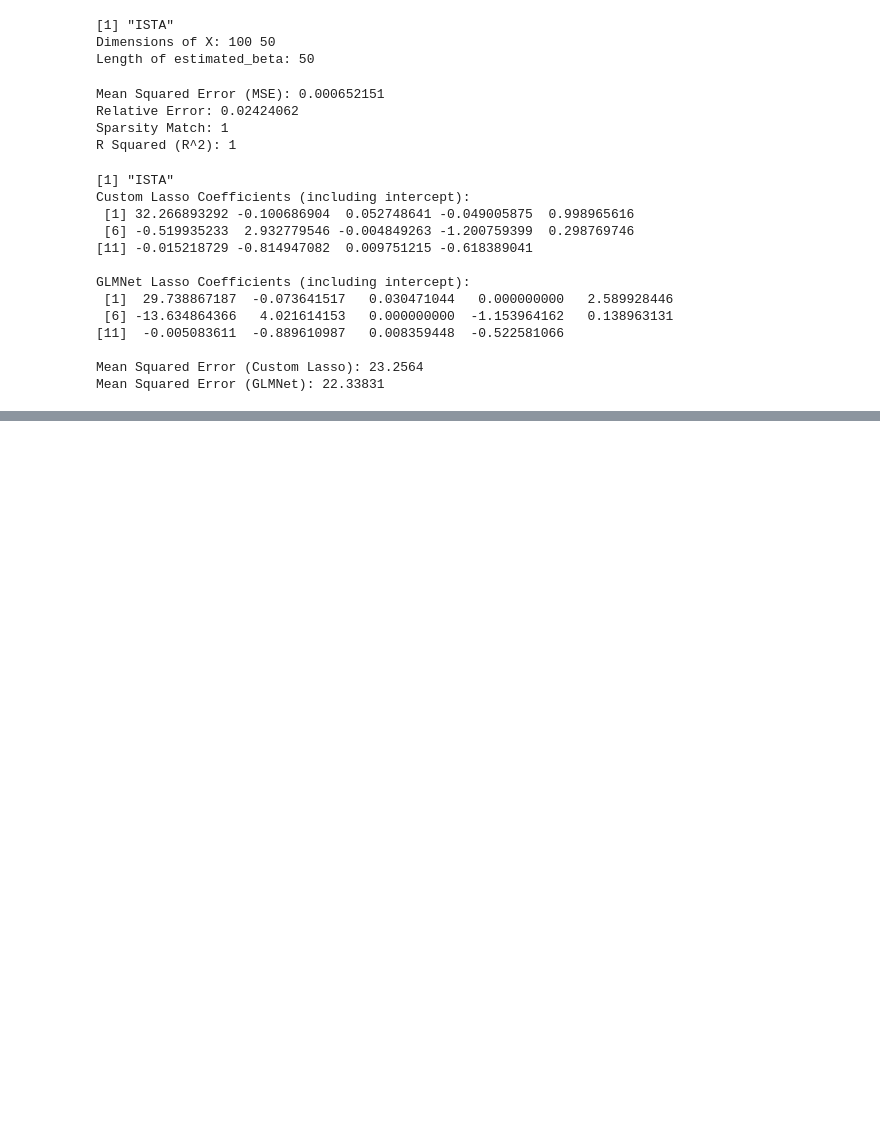
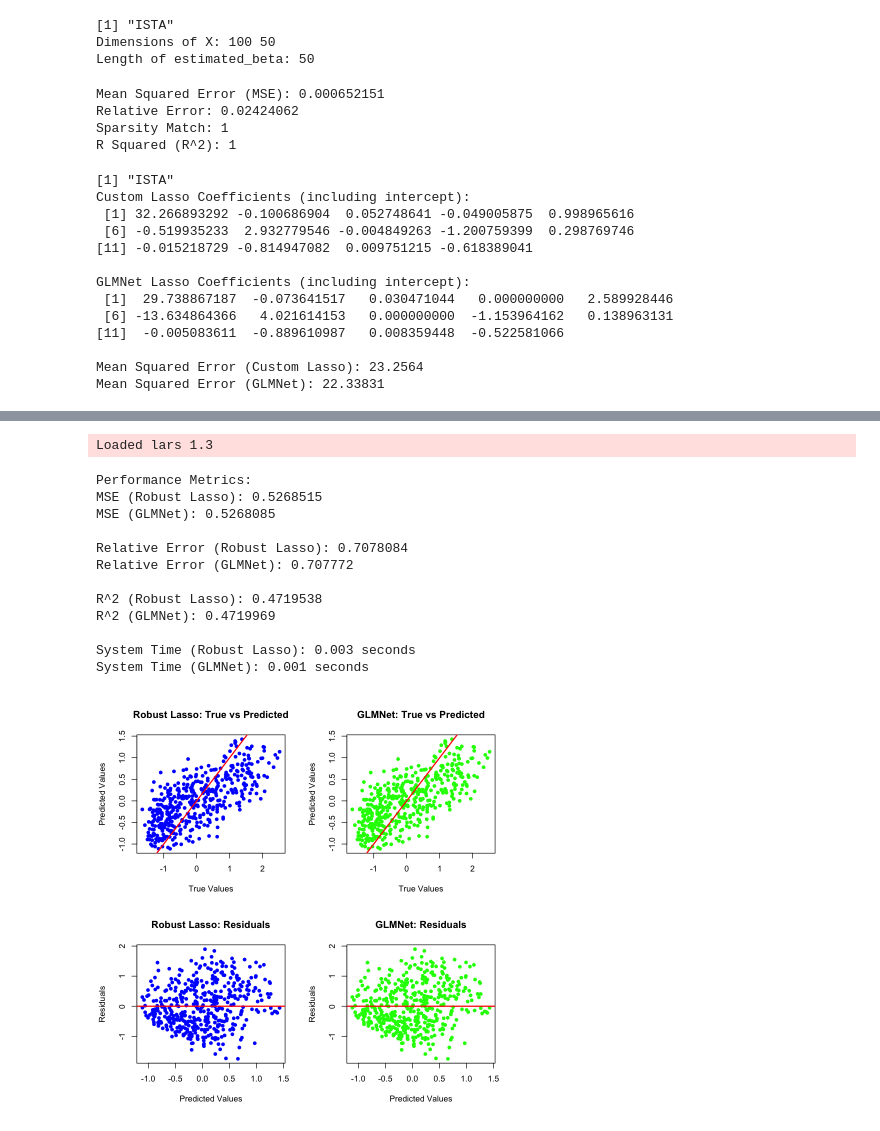
Before and after one commit to eawerner306/biostat615_project, a Jupyter notebook: lassosolve615/dev_test/test_robust_lasso.ipynb, the cells around one changed output, grey strips where cells are left out. Drawn from its saved outputs; the diff is of its cells as text; code cells hidden in the pictures; blank space fills up the shorter version.

```diff
--- a/lassosolve615/dev_test/test_robust_lasso.ipynb
+++ b/lassosolve615/dev_test/test_robust_lasso.ipynb
@@ -180,0 +294,27 @@ Mean Squared Error (GLMNet): 22.33831
+# %%
+# Test using Diabetes Dataset
+
+# Load necessary libraries
+if (!requireNamespace("lars", quietly = TRUE)) {
+  install.packages("lars")
+}
+if (!requireNamespace("glmnet", quietly = TRUE)) {
+  install.packages("glmnet")
+}
+
+library(lars)
+library(glmnet)
+
+# Load Diabetes Dataset
+data("diabetes")
+X <- as.matrix(diabetes$x)  # Features
+y <- diabetes$y             # Response variable
+
+# Standardize X and y for consistency
+X <- scale(X)
+y <- scale(y)
+
+# Set regularization parameter
+lambda <- 0.1
+# %% [output]
+Loaded lars 1.3
@@ -180,0 +352,51 @@ Mean Squared Error (GLMNet): 22.33831
+# %%
+# 4. Visualize results
+par(mfrow = c(2, 2))  # Set up a 2x2 plotting area
+
+# Plot 1: True vs Predicted for robust_lasso
+plot(y, y_pred_robust, main = "Robust Lasso: True vs Predicted",
+     xlab = "True Values", ylab = "Predicted Values", col = "blue", pch = 16)
+abline(0, 1, col = "red", lwd = 2)
+
+# Plot 2: True vs Predicted for glmnet
+plot(y, y_pred_glmnet, main = "GLMNet: True vs Predicted",
+     xlab = "True Values", ylab = "Predicted Values", col = "green", pch = 16)
+abline(0, 1, col = "red", lwd = 2)
+
+# Plot 3: Residuals for robust_lasso
+plot(y_pred_robust, y - y_pred_robust, main = "Robust Lasso: Residuals",
+     xlab = "Predicted Values", ylab = "Residuals", col = "blue", pch = 16)
+abline(h = 0, col = "red", lwd = 2)
+
+# Plot 4: Residuals for glmnet
+plot(y_pred_glmnet, y - y_pred_glmnet, main = "GLMNet: Residuals",
+     xlab = "Predicted Values", ylab = "Residuals", col = "green", pch = 16)
+abline(h = 0, col = "red", lwd = 2)
+
+# 5. Print results
+cat("\nPerformance Metrics:\n")
+cat("MSE (Robust Lasso):", mse_robust, "\n")
+cat("MSE (GLMNet):", mse_glmnet, "\n")
+
+cat("\nRelative Error (Robust Lasso):", relative_error_robust, "\n")
+cat("Relative Error (GLMNet):", relative_error_glmnet, "\n")
+
+cat("\nR^2 (Robust Lasso):", r2_robust, "\n")
+cat("R^2 (GLMNet):", r2_glmnet, "\n")
+
+cat("\nSystem Time (Robust Lasso):", time_robust, "seconds\n")
+cat("System Time (GLMNet):", time_glmnet, "seconds\n")
+# %% [output]
+Performance Metrics:
+MSE (Robust Lasso): 0.5268515
+MSE (GLMNet): 0.5268085
+
+Relative Error (Robust Lasso): 0.7078084
+Relative Error (GLMNet): 0.707772
+
+R^2 (Robust Lasso): 0.4719538
+R^2 (GLMNet): 0.4719969
+
+System Time (Robust Lasso): 0.003 seconds
+System Time (GLMNet): 0.001 seconds
+[figure, added]
```
Also changed, not shown: parts of 6 cells of this notebook, 3 other files.
